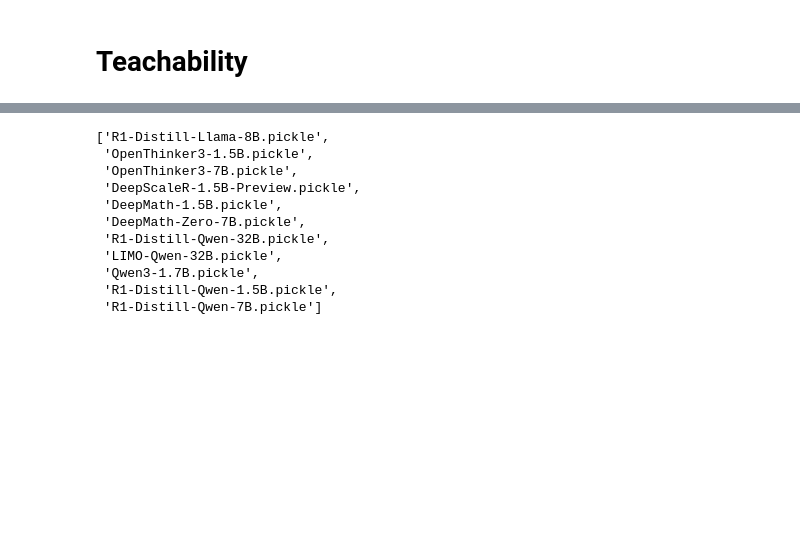
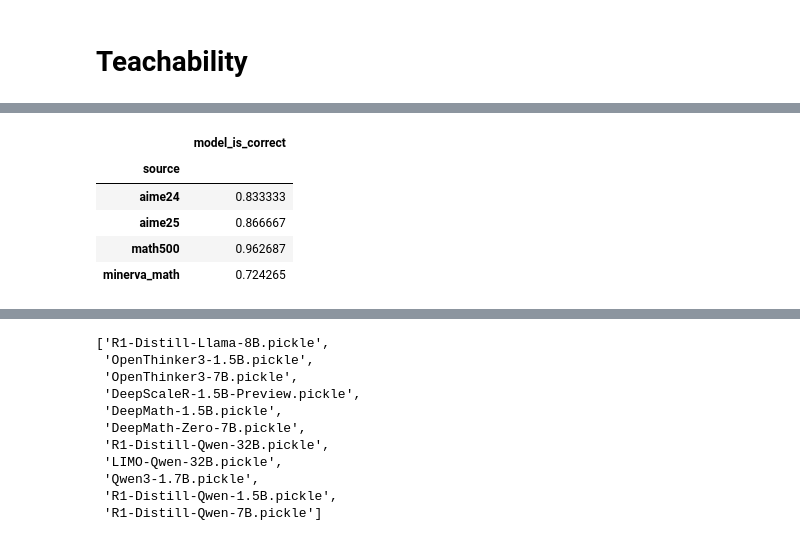
Before and after one commit to Aochong-Li/perturb-r, a Jupyter notebook: notebook/math/benchmark_eval.ipynb, the cells around one changed output, grey strips where cells are left out. Cells and saved outputs as stored; diff of their text form; code cells hidden in the pictures; blank space fills up the shorter version.

Commit message:
update teacher guide

```diff
--- a/notebook/math/benchmark_eval.ipynb
+++ b/notebook/math/benchmark_eval.ipynb
@@ -392,3 +392,17 @@ df['model_is_correct'].mean()
 0.7392
 # %% [markdown]
 # Teachability
+# %%
+root = "./results/allmath/benchmark"
+teachers = ['Qwen3-235B-A22B-2507', 'Qwen3-235B-A22B','DeepSeek-R1-0528', 'DeepSeek-R1', 'QwQ-32B', 'Qwen3-32B', 'Qwen3-30B-A3B', 'AM-Distill-Qwen-32B']
+teacher_df = []
+for teacher_name in teachers:
+    df = pd.read_pickle(os.path.join(root, f"{teacher_name}.pickle"))
+    df = df[df['model_is_correct'] == 1.0].drop_duplicates("problem")
+    if "error" in df.columns and "retries" in df.columns:
+        df=df.drop(columns = ["error", "retries"])
+    df["teacher"] = teacher_name
+    teacher_df.append(df)
+teacher_df = pd.concat(teacher_df, ignore_index=True).drop(columns = ["is_correct", "if_answer", "model_judge"])
+# suffix = "Please reason and put the final answer inside \\\\boxed{} tag."
+# teacher_df["problem"] = teacher_df["problem"].apply(lambda x: x.replace(suffix, ""))
@@ -394,0 +436,9 @@ df['model_is_correct'].mean()
+# %%
+teacher_df.groupby("source")[["model_is_correct"]].mean()
+# %% [output]
+|  | model_is_correct |
+| source |  |
+| aime24 | 0.833333 |
+| aime25 | 0.866667 |
+| math500 | 0.962687 |
+| minerva_math | 0.724265 |
```
Also changed, not shown: parts of 11 cells of this notebook, 6 other files.
